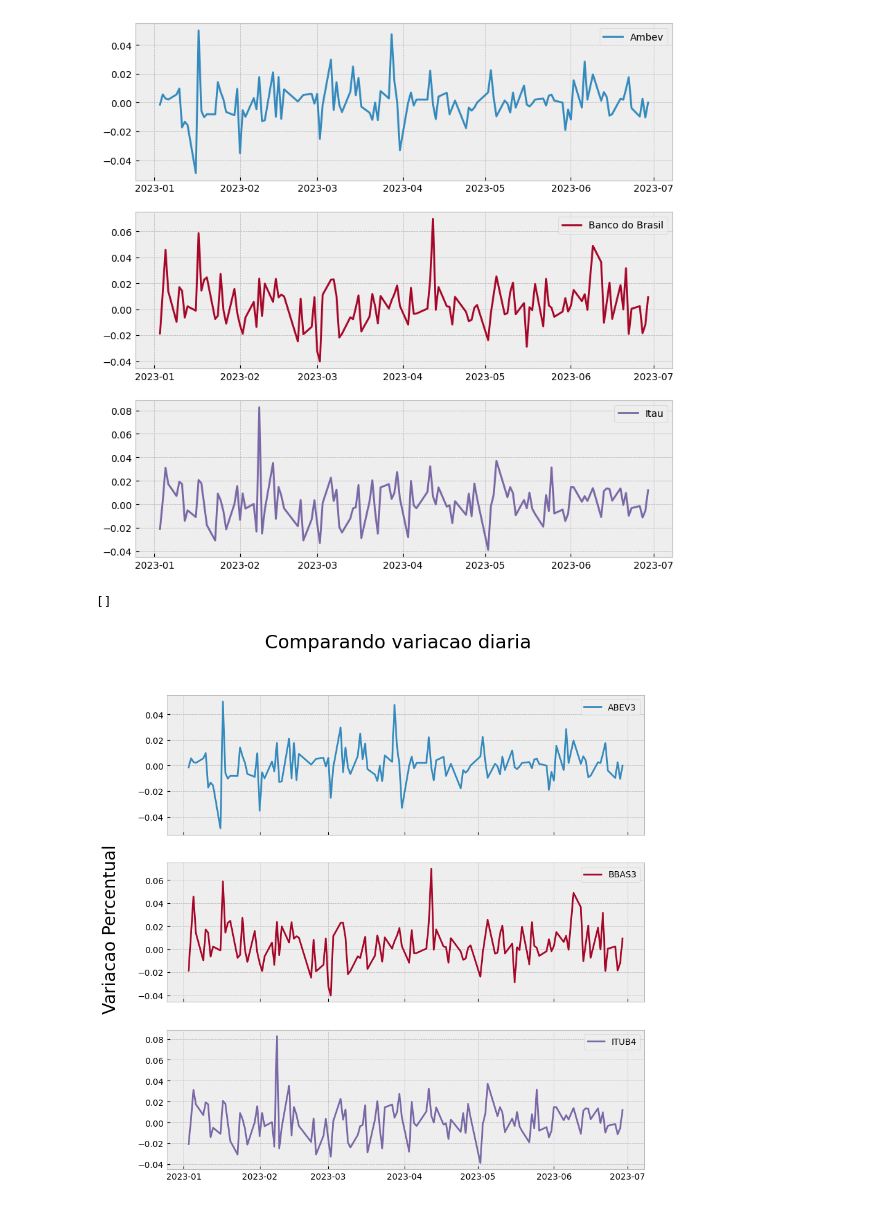
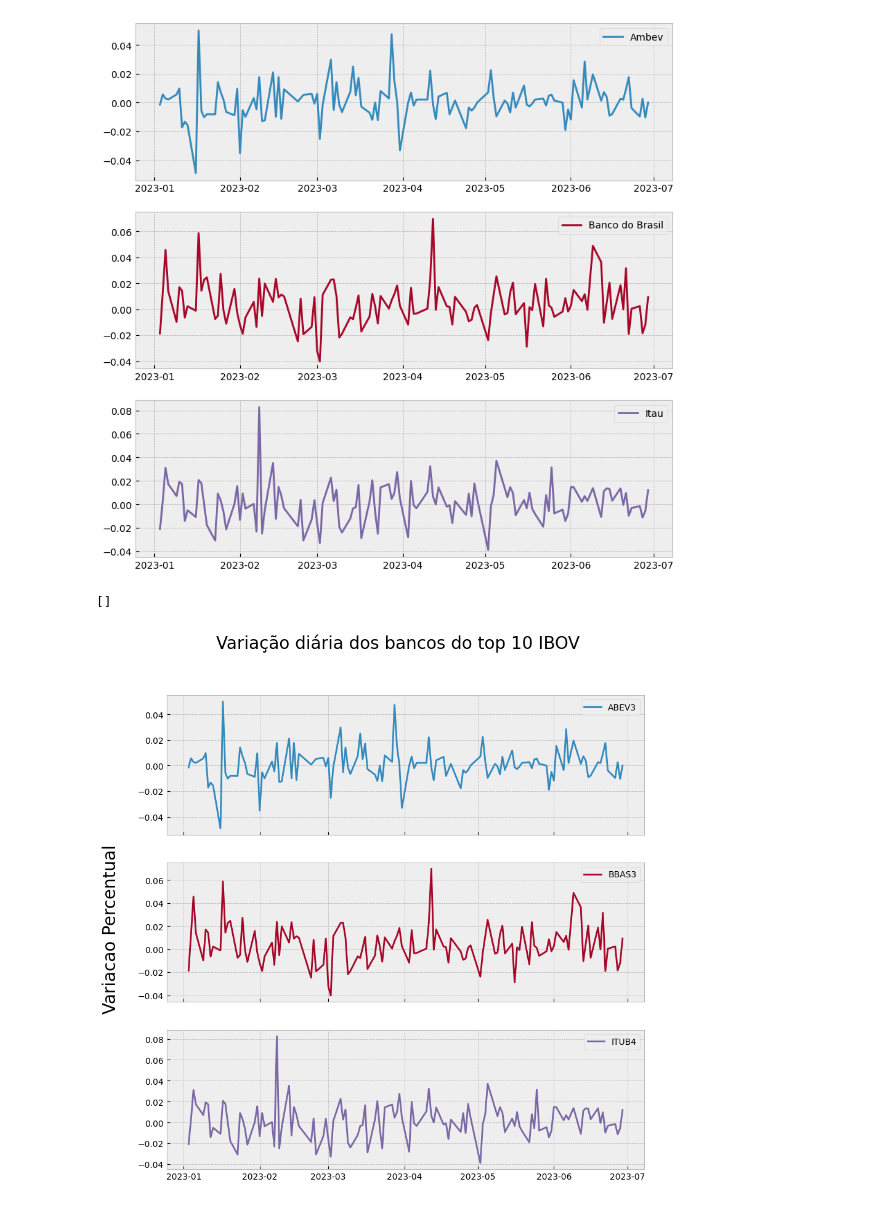
Before and after one commit to thiago207/python-for-data-analysis, a Jupyter notebook: matplotlib-seaborn/com_pandas/2pandas.ipynb, the cells around one changed output. Saved outputs shown, nothing was run; the diff lists cells and outputs as text; code cells hidden in the pictures.

```diff
--- a/matplotlib-seaborn/com_pandas/2pandas.ipynb
+++ b/matplotlib-seaborn/com_pandas/2pandas.ipynb
@@ -110,17 +110,17 @@ plt.show()
 # %%
 fig, axs = plt.subplots(nrows=3, ncols=1, figsize=(10, 10), sharex=True)
 
 variacao_diaria = df_top_10_ibov.pct_change()
 
 bancos = ['ABEV3', 'BBAS3', 'ITUB4']
 
 for i , banco in enumerate(bancos):
     axs[i].plot(variacao_diaria.index, variacao_diaria[banco], label = banco, color=f'C{i}')
     axs[i].legend()
 
-fig.suptitle('Comparando variacao diaria', fontsize=22)
+fig.suptitle('Variação diária dos bancos do top 10 IBOV', fontsize=20)
 fig.supylabel('Variacao Percentual', fontsize=20)
 plt.plot()
 # %% [output]
 []
-[figure, old version]
+[figure, new version]
```
Also changed, not shown: 1 other file.
